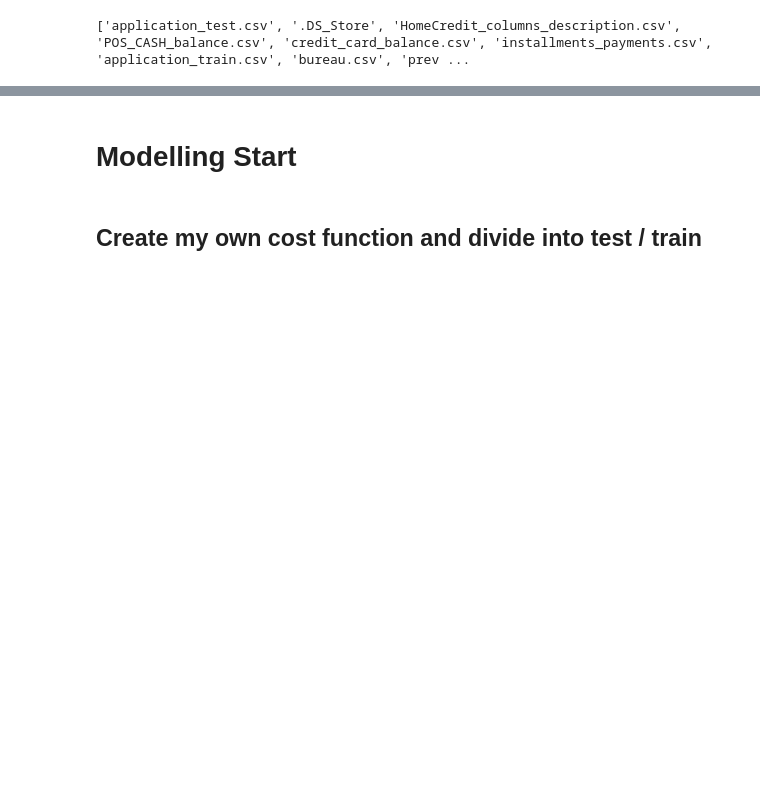
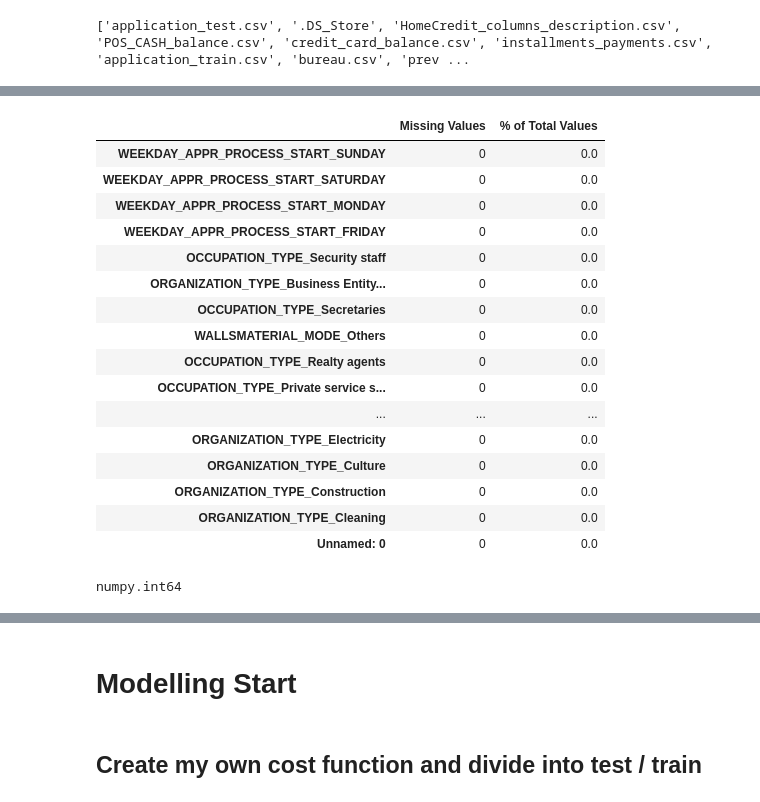
Before and after one commit to lauraamy/projet7_pretdepenser, a Jupyter notebook: projet7_mymodels2.ipynb, the cells around one changed output, grey strips where cells are left out. Cells and saved outputs as stored; diff of their text form; code cells hidden in the pictures; blank space fills up the shorter version.

Commit message:
Starting feature selection version

```diff
--- a/projet7_mymodels2.ipynb
+++ b/projet7_mymodels2.ipynb
@@ -384,2 +86,26 @@ main_model_df = pd.read_csv("df_for_modelling.csv")
+# %%
+missing_values.tail(40)
+# %% [output]
+|  | Missing Values | % of Total Values |
+| WEEKDAY_APPR_PROCESS_START_SUNDAY | 0 | 0.0 |
+| WEEKDAY_APPR_PROCESS_START_SATURDAY | 0 | 0.0 |
+| WEEKDAY_APPR_PROCESS_START_MONDAY | 0 | 0.0 |
+| WEEKDAY_APPR_PROCESS_START_FRIDAY | 0 | 0.0 |
+| OCCUPATION_TYPE_Security staff | 0 | 0.0 |
+| ORGANIZATION_TYPE_Business Entity... | 0 | 0.0 |
+| OCCUPATION_TYPE_Secretaries | 0 | 0.0 |
+| WALLSMATERIAL_MODE_Others | 0 | 0.0 |
+| OCCUPATION_TYPE_Realty agents | 0 | 0.0 |
+| OCCUPATION_TYPE_Private service s... | 0 | 0.0 |
+| ... | ... | ... |
+| ORGANIZATION_TYPE_Electricity | 0 | 0.0 |
+| ORGANIZATION_TYPE_Culture | 0 | 0.0 |
+| ORGANIZATION_TYPE_Construction | 0 | 0.0 |
+| ORGANIZATION_TYPE_Cleaning | 0 | 0.0 |
+| Unnamed: 0 | 0 | 0.0 |
+# %%
+type(main_model_df['SK_ID_CURR'][0])
+# %% [output]
+numpy.int64
 # %%
 main_model_df
```
Also changed, not shown: parts of 117 cells of this notebook, 10 other files.
